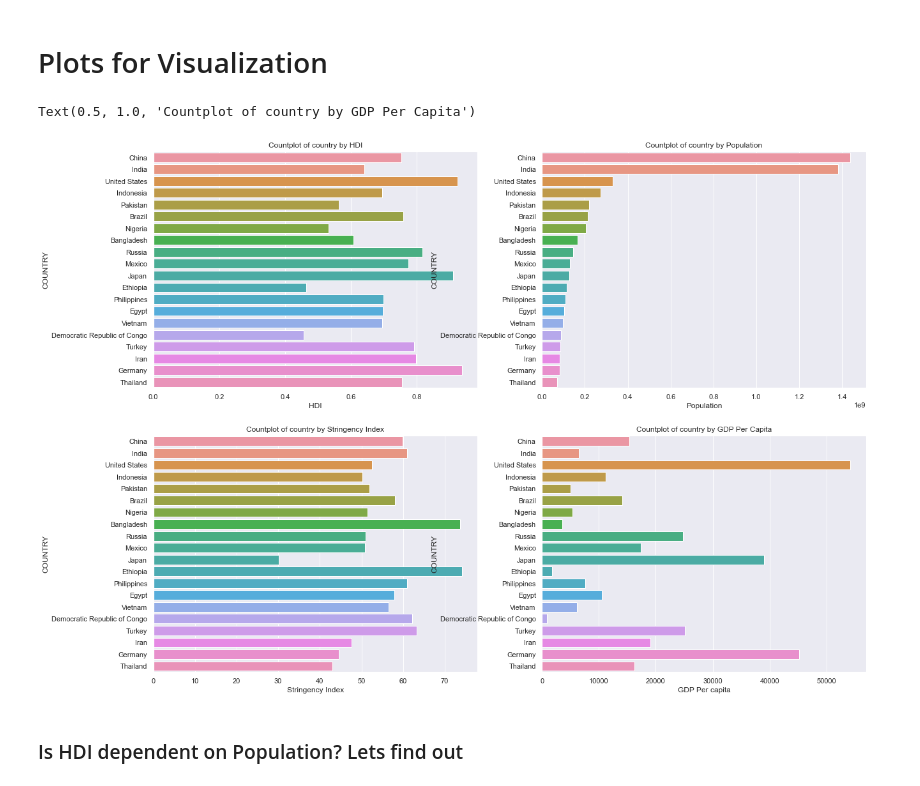
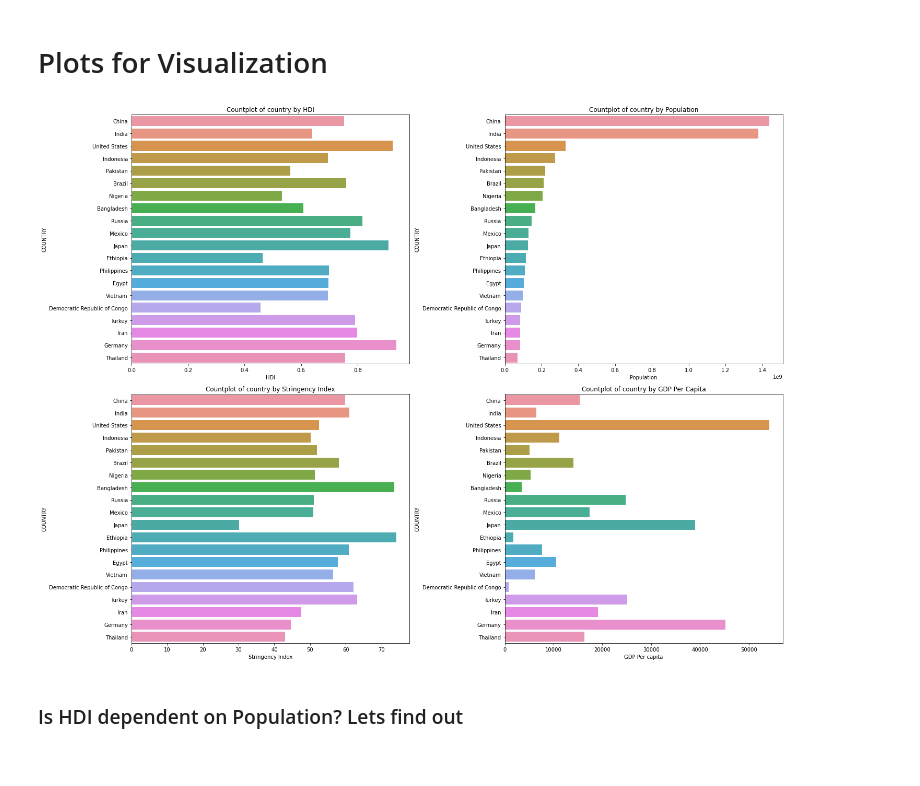
Before and after one commit to Anindita123-code/DataAnalytics, a Jupyter notebook: das_data_visualization.ipynb, the cells around one changed output. Cells and saved outputs as stored; diff of their text form; code cells hidden in the pictures.

```diff
--- a/das_data_visualization.ipynb
+++ b/das_data_visualization.ipynb
@@ -130,33 +154,34 @@ The Human Development Index (HDI) is a summary measure of average achievement in
 # %%
 fig = plt.figure(figsize=(20,15))
 
 ax1 = fig.add_subplot(2,2,1)
 sns.barplot(x=df_selcoun['HDI'], y=df_selcoun['loc'])
 ax1.set_xlabel('HDI')
 ax1.set_ylabel('COUNTRY')
 ax1.set_title('Countplot of country by HDI')
 
 ax2 = fig.add_subplot(2,2,2)
 sns.barplot(x=df_selcoun['pop'], y=df_selcoun['loc'])
 ax2.set_xlabel('Population')
 ax2.set_ylabel('COUNTRY')
 ax2.set_title('Countplot of country by Population')
 
 ax3 = fig.add_subplot(2,2,3)
 sns.barplot(x=df_selcoun['SI'], y=df_selcoun['loc'])
 ax3.set_xlabel('Stringency Index')
 ax3.set_ylabel('COUNTRY')
 ax3.set_title('Countplot of country by Stringency Index')
 
 ax4 = fig.add_subplot(2,2,4)
 sns.barplot(x=df_selcoun['GDP'], y=df_selcoun['loc'])
 ax4.set_xlabel('GDP Per capita')
 ax4.set_ylabel('COUNTRY')
 ax4.set_title('Countplot of country by GDP Per Capita')
 
+plt.tight_layout()
+
 # fig = plt.gcf()
 # %% [output]
-Text(0.5, 1.0, 'Countplot of country by GDP Per Capita')
-[figure, old version]
+[figure, new version]
 # %% [markdown]
 ### Is HDI dependent on Population? Lets find out
```
Also changed, not shown: parts of 14 cells of this notebook, 3 other files.
